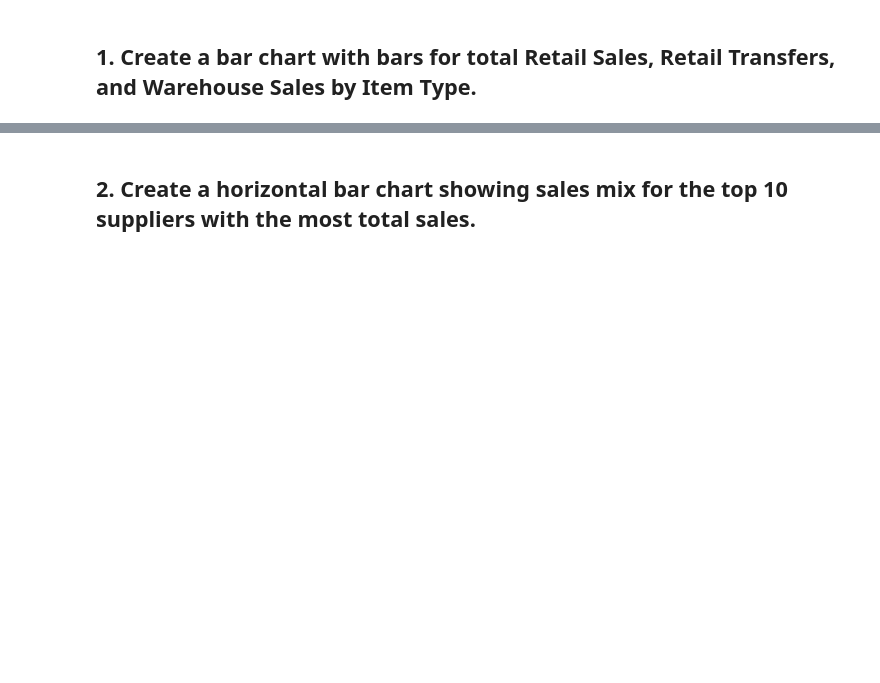
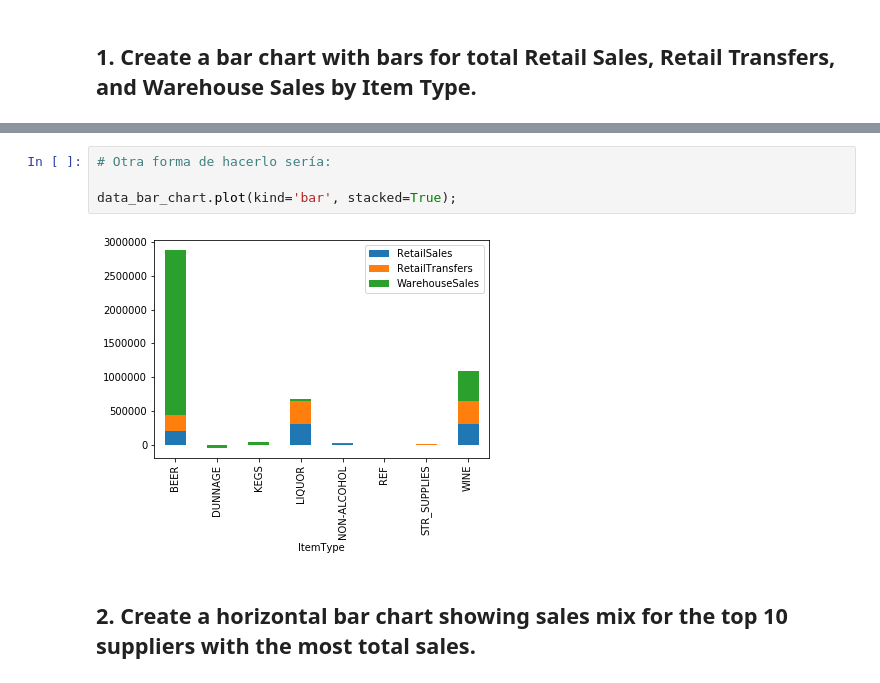
Before and after one commit to marinapm90/data-labs, a Jupyter notebook: module-2/lab-plotting-multiple-data-series/your-code/main.ipynb, the cells around one changed output, grey strips where cells are left out. Saved outputs shown, nothing was run; the diff lists cells and outputs as text; blank space fills up the shorter version.

```diff
--- a/module-2/lab-plotting-multiple-data-series/your-code/main.ipynb
+++ b/module-2/lab-plotting-multiple-data-series/your-code/main.ipynb
@@ -31,2 +32,8 @@ TypeError: bar() missing 1 required positional argument: 'height'
+# %%
+# Otra forma de hacerlo sería:
+
+data_bar_chart.plot(kind='bar', stacked=True);
+# %% [output]
+[figure, added]
 # %% [markdown]
 ## 2. Create a horizontal bar chart showing sales mix for the top 10 suppliers with the most total sales.
```
Also changed, not shown: parts of 8 cells of this notebook.
